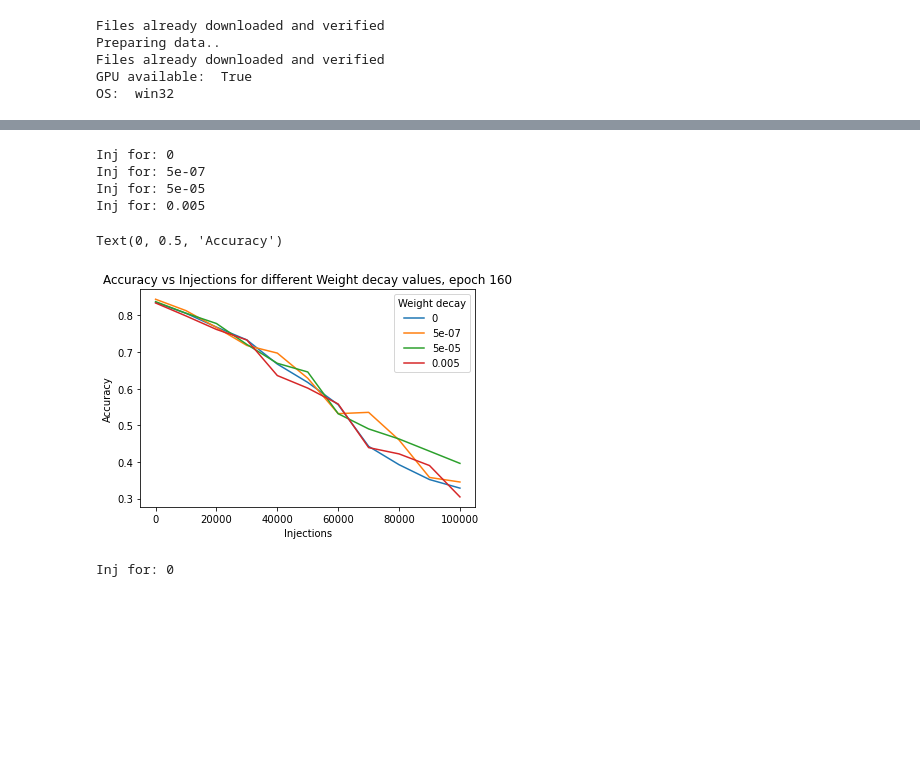
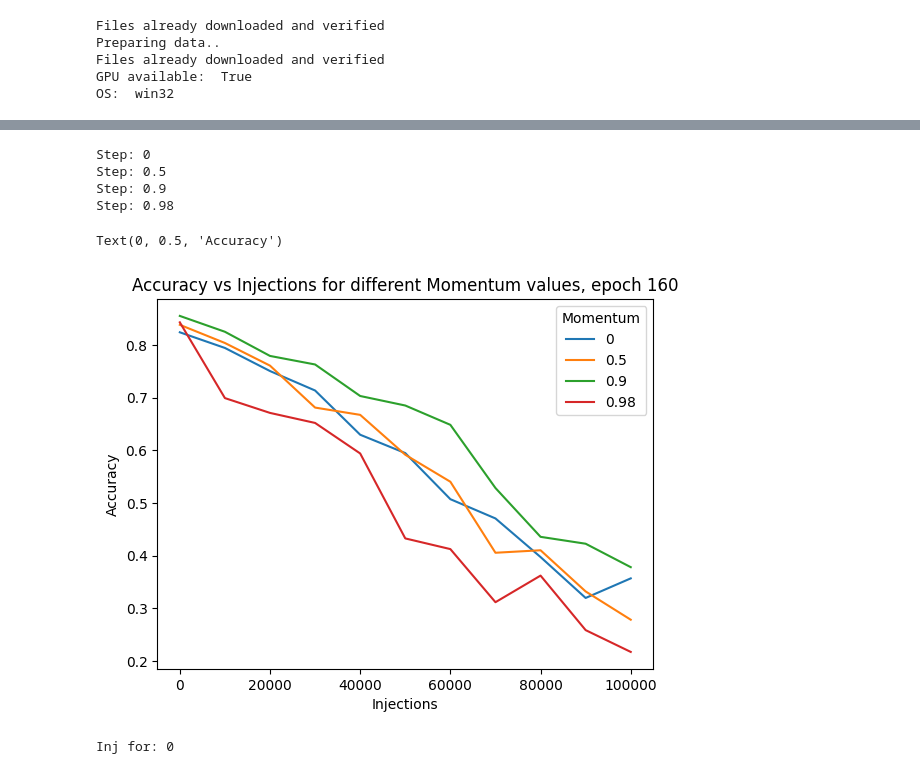
Before and after one commit to ceronvgabriel/MSc_Thesis_v2, a Jupyter notebook: weight_inj_for_momentum.ipynb, the cells around one changed output, grey strips where cells are left out. Saved outputs shown, nothing was run; the diff lists cells and outputs as text; code cells hidden in the pictures; blank space fills up the shorter version.

```diff
--- a/weight_inj_for_momentum.ipynb
+++ b/weight_inj_for_momentum.ipynb
@@ -60,33 +58,34 @@ Injection: 100000 of 100000
 # %%
 #Graphs for 100k injections, all epoch 160
-wds=[0,5e-7,5e-5,5e-3]
+ms=[0,0.5,0.9,0.98]
 sch="plateau"
 tot=100000
 step=10000
 n_exp=5
 best_accs=[]
 x=np.array(range(0,11))*step
 bs=128
 
-for wd in wds:
-    print("Inj for: " + str(wd))
-    name = "bs_"+str(bs)+"_sch_"+sch + "_wd_"+str(wd)
+for m in ms:
+    print("Step: " + str(m))
+    name="bs_"+str(bs) + "_sch_"+ sch + "_m_" + str(m)
+
     save_name = name + "_inj_zero_tot_" + str(tot)+"_step_" + str(step) + "_nexp_"+ str(n_exp) + "_epoch_160"
     loaded=utils.load(save_name + ".json")
     best_accs.append(loaded["avg"][0])
     plt.plot(x,loaded["avg"])
 
-plt.title("Accuracy vs Injections for different Weight decay values, epoch 160")
-plt.legend(wds,title="Weight decay")
+plt.title("Accuracy vs Injections for different Momentum values, epoch 160")
+plt.legend(ms,title="Momentum")
 plt.xlabel("Injections")
 plt.ylabel("Accuracy")
 # %% [output]
-Inj for: 0
-Inj for: 5e-07
-Inj for: 5e-05
-Inj for: 0.005
+Step: 0
+Step: 0.5
+Step: 0.9
+Step: 0.98
 Text(0, 0.5, 'Accuracy')
-[figure, old version]
+[figure, new version]
 # %%
 #Same graph but with loss
 wds=[0,5e-7,5e-5,5e-3]
```
Also changed, not shown: parts of 3 cells of this notebook, 10 other files.
